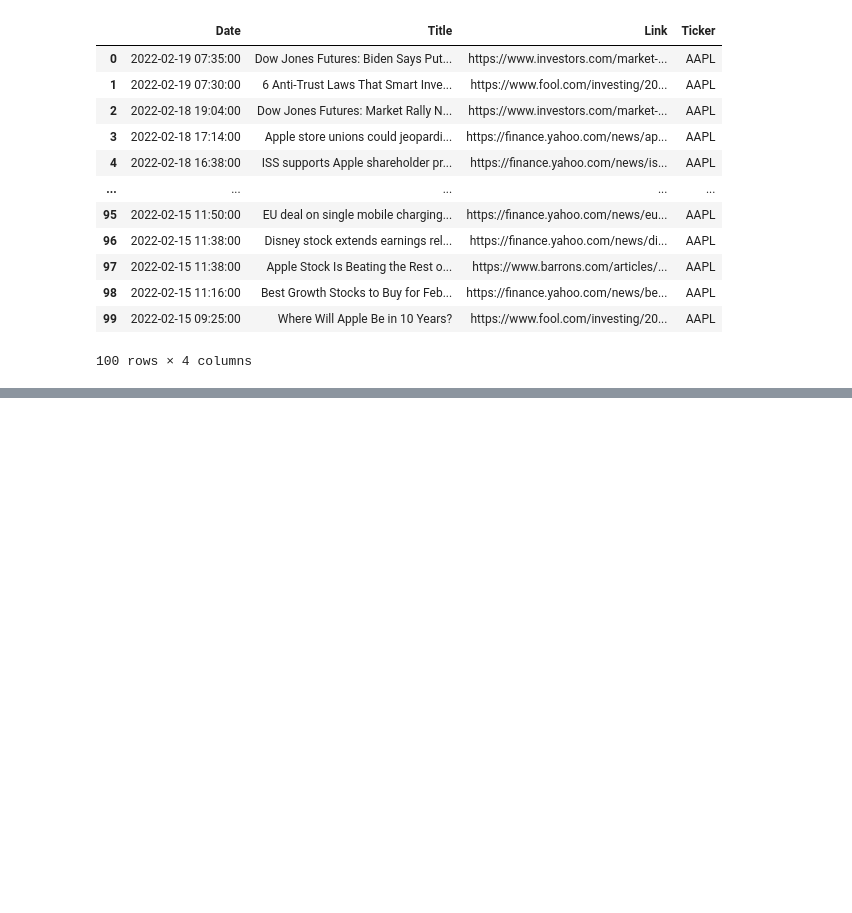
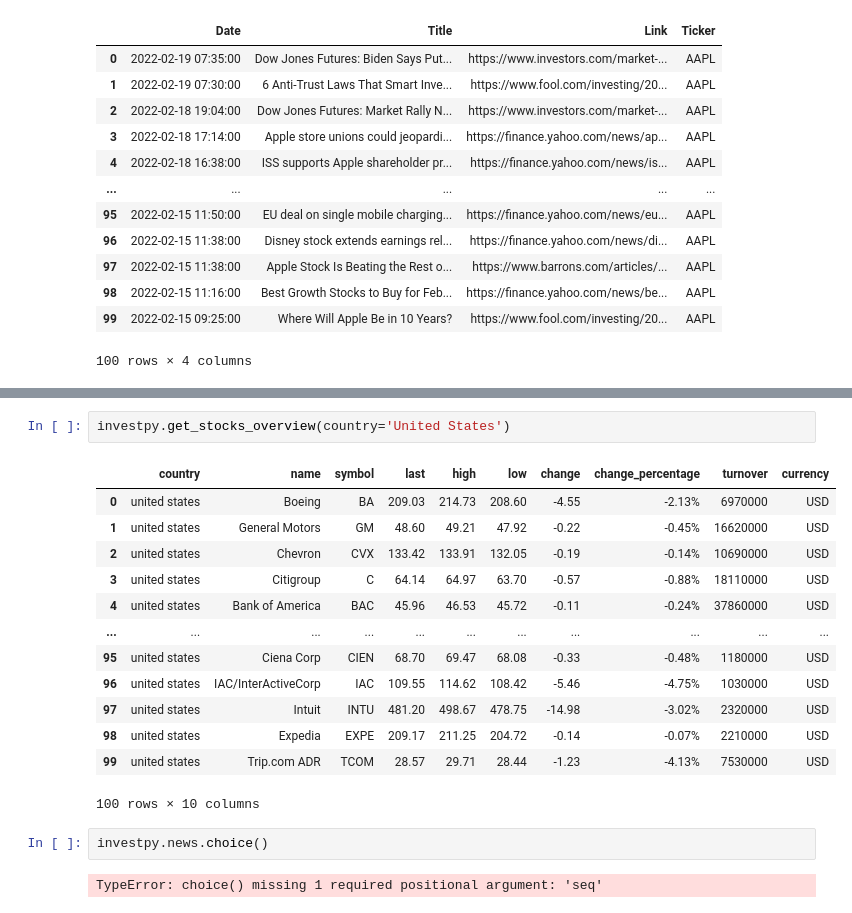
Before and after one commit to vivekjainmaiet/stockanalysis, a Jupyter notebook: notebooks/vivek_notebook.ipynb, the cells around one changed output, grey strips where cells are left out. Saved outputs shown, nothing was run; the diff lists cells and outputs as text; blank space fills up the shorter version.

```diff
--- a/notebooks/vivek_notebook.ipynb
+++ b/notebooks/vivek_notebook.ipynb
@@ -425,0 +566,20 @@ get_fin_news()
+# %%
+investpy.get_stocks_overview(country='United States')
+# %% [output]
+|  | country | name | symbol | last | high | low | change | change_percentage | turnover | currency |
+| 0 | united states | Boeing | BA | 209.03 | 214.73 | 208.60 | -4.55 | -2.13% | 6970000 | USD |
+| 1 | united states | General Motors | GM | 48.60 | 49.21 | 47.92 | -0.22 | -0.45% | 16620000 | USD |
+| 2 | united states | Chevron | CVX | 133.42 | 133.91 | 132.05 | -0.19 | -0.14% | 10690000 | USD |
+| 3 | united states | Citigroup | C | 64.14 | 64.97 | 63.70 | -0.57 | -0.88% | 18110000 | USD |
+| 4 | united states | Bank of America | BAC | 45.96 | 46.53 | 45.72 | -0.11 | -0.24% | 37860000 | USD |
+| ... | ... | ... | ... | ... | ... | ... | ... | ... | ... | ... |
+| 95 | united states | Ciena Corp | CIEN | 68.70 | 69.47 | 68.08 | -0.33 | -0.48% | 1180000 | USD |
+| 96 | united states | IAC/InterActiveCorp | IAC | 109.55 | 114.62 | 108.42 | -5.46 | -4.75% | 1030000 | USD |
+| 97 | united states | Intuit | INTU | 481.20 | 498.67 | 478.75 | -14.98 | -3.02% | 2320000 | USD |
+| 98 | united states | Expedia | EXPE | 209.17 | 211.25 | 204.72 | -0.14 | -0.07% | 2210000 | USD |
+| 99 | united states | Trip.com ADR | TCOM | 28.57 | 29.71 | 28.44 | -1.23 | -4.13% | 7530000 | USD |
+100 rows × 10 columns
+# %%
+investpy.news.choice()
+# %% [output]
+TypeError: choice() missing 1 required positional argument: 'seq'
```
Also changed, not shown: parts of 17 cells of this notebook, 6 other files.
